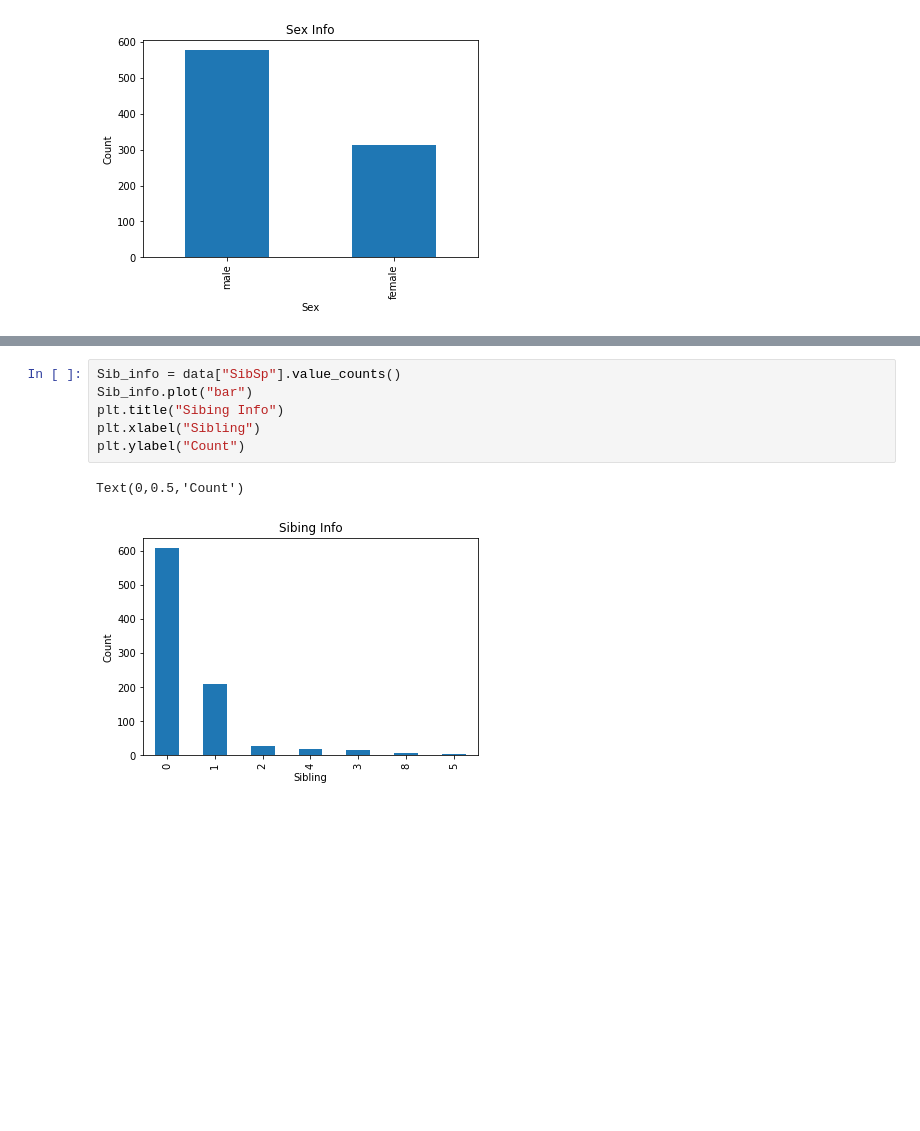
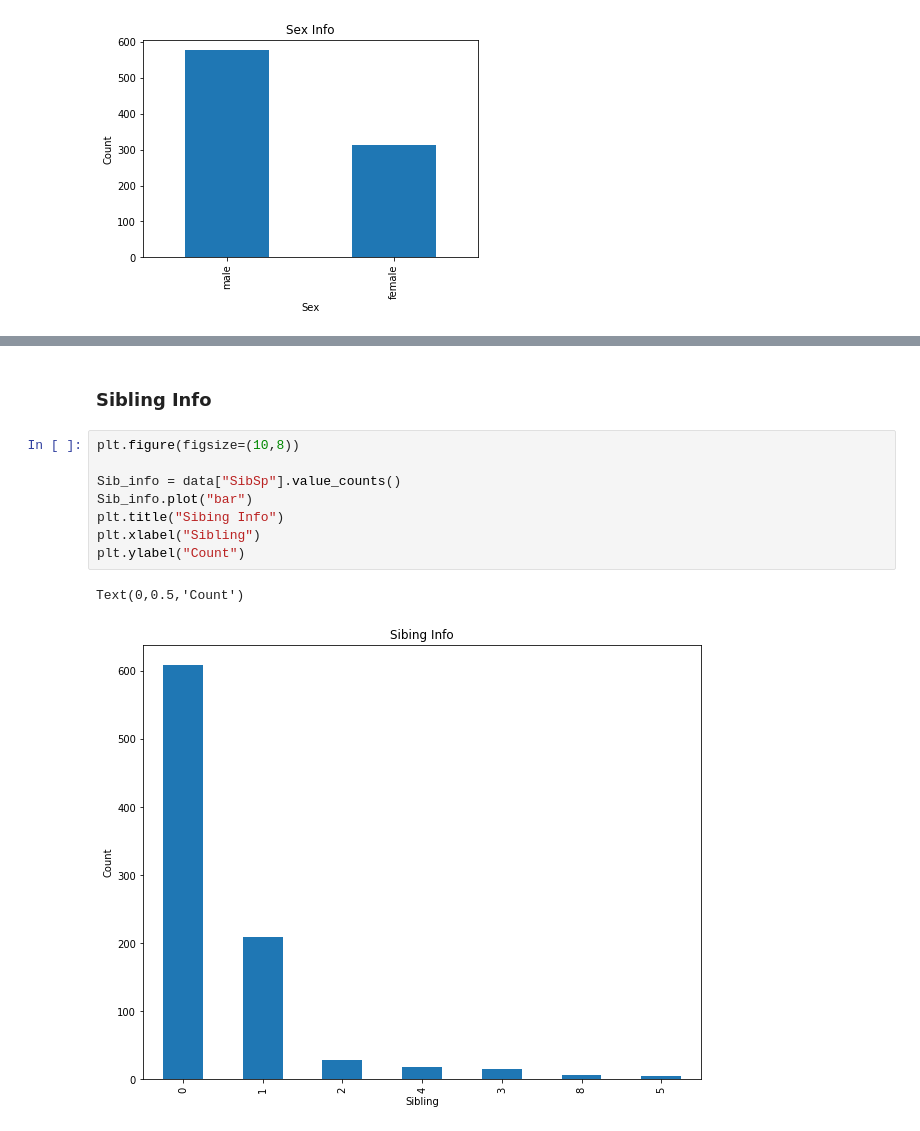
Before and after one commit to PRESIDENT810/Kaggle_Titanic, a Jupyter notebook: View_data.ipynb, the cells around one changed output, grey strips where cells are left out. Cells and saved outputs as stored; diff of their text form; blank space fills up the shorter version.

```diff
--- a/View_data.ipynb
+++ b/View_data.ipynb
@@ -87,9 +194,13 @@ Text(0,0.5,'Count')
+# %% [markdown]
+### Sibling Info
 # %%
+plt.figure(figsize=(10,8))
+
 Sib_info = data["SibSp"].value_counts()
 Sib_info.plot("bar")
 plt.title("Sibing Info")
 plt.xlabel("Sibling")
 plt.ylabel("Count")
 # %% [output]
 Text(0,0.5,'Count')
-[figure, old version]
+[figure, new version]
```
Also changed, not shown: parts of 21 cells of this notebook.
